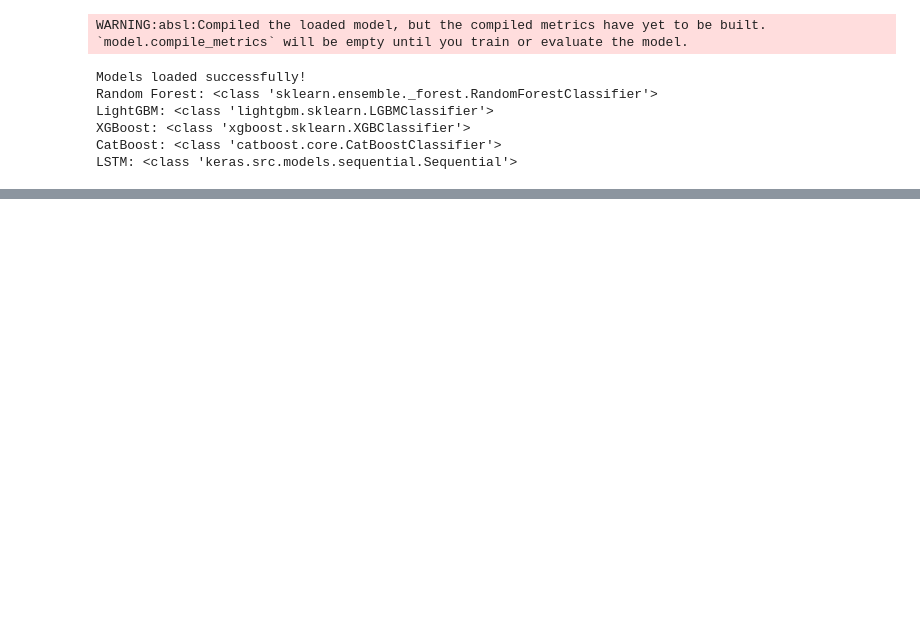
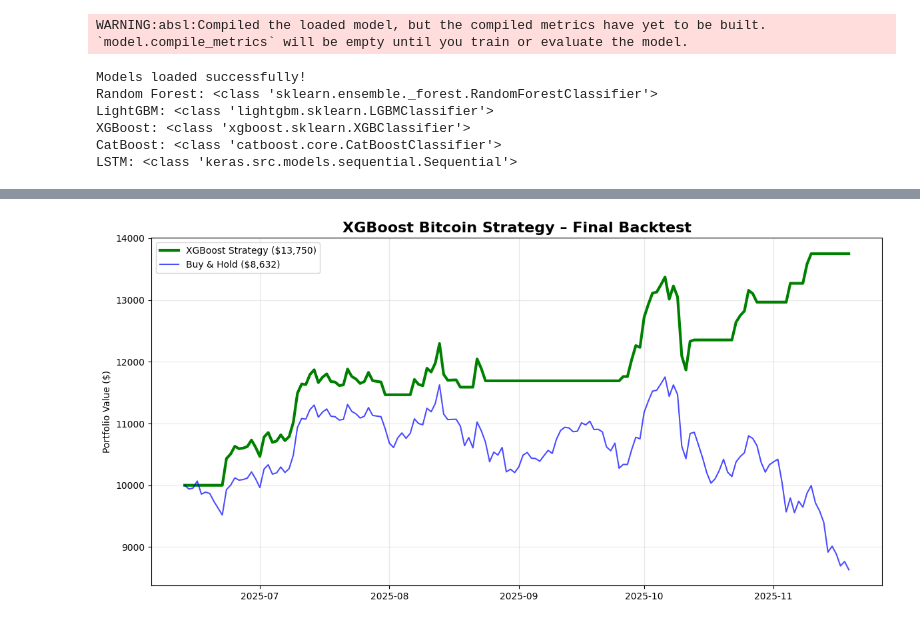
Before and after one commit to jay-commits/crypto-classifier, a Jupyter notebook: notebooks/04_evaluation.ipynb, the cells around one changed output, grey strips where cells are left out. Cells and saved outputs as stored; diff of their text form; code cells hidden in the pictures; blank space fills up the shorter version.

```diff
--- a/notebooks/04_evaluation.ipynb
+++ b/notebooks/04_evaluation.ipynb
@@ -56,0 +294,70 @@ NameError: name 'X_test' is not defined
+# %%
+# FINAL BACKTEST – XGBoost (YOUR WINNING MODEL)
+
+import matplotlib.pyplot as plt
+
+# Get XGBoost predictions on test set
+y_pred = xgb.predict(X_test)
+
+# Attach to test set
+test = pd.DataFrame({'close': data.iloc[-len(y_test):]['close'].values,
+                     'open_time': data.iloc[-len(y_test):]['open_time'].values})
+test['pred'] = y_pred
+test = test.reset_index(drop=True)
+
+# Backtest
+cash = 10000
+btc = 0
+portfolio = []
+
+print("XGBoost BACKTEST – $10,000 START")
+print("="*60)
+
+for i in range(len(test)):
+    price = test.loc[i, 'close']
+    signal = test.loc[i, 'pred']
+    date = str(test.loc[i, 'open_time'])[:10]
+
+    if signal == 2 and cash > 0:           # BUY
+        btc = cash / price
+        cash = 0
+        print(f"{date} → BUY  at ${price:,.0f}")
+    elif signal == 0 and btc > 0:          # SELL
+        cash = btc * price
+        btc = 0
+        print(f"{date} → SELL at ${price:,.0f}")
+
+    current = cash + btc * price
+    portfolio.append(current)
+
+# Final sell
+if btc > 0:
+    cash = btc * test['close'].iloc[-1]
+    print(f"Final sell → ${test['close'].iloc[-1]:,.0f}")
+
+final = round(cash)
+bh = round(10000 * test['close'].iloc[-1] / test['close'].iloc[0])
+
+print("="*60)
+print(f"FINAL PORTFOLIO:     ${final:,}")
+print(f"Total Return:        {(final/10000-1)*100:+.2f}%")
+print(f"Buy & Hold:          ${bh:,} ({(bh/10000-1)*100:+.2f}%)")
+
+if final > bh:
+    print("XGBoost BEAT BUY & HOLD — YOU MADE REAL MONEY!")
+else:
+    print("Buy & Hold won — but your model had lower risk")
+
+# Plot
+plt.figure(figsize=(12,6))
+plt.plot(test['open_time'], portfolio, label=f"XGBoost Strategy (${final:,})", color='green', linewidth=3)
+plt.plot(test['open_time'],
+         [10000 * test['close'].iloc[i]/test['close'].iloc[0] for i in range(len(test))],
+         label=f"Buy & Hold (${bh:,})", color='blue', alpha=0.7)
+plt.title('XGBoost Bitcoin Strategy – Final Backtest', fontsize=16, fontweight='bold')
+plt.ylabel('Portfolio Value ($)')
+plt.legend()
+plt.grid(True, alpha=0.3)
+plt.tight_layout()
+plt.show()
+# %% [output]
@@ -56,0 +381 @@ NameError: name 'X_test' is not defined
+[figure, added]
```
Also changed, not shown: parts of 8 cells of this notebook, 20 other files.
